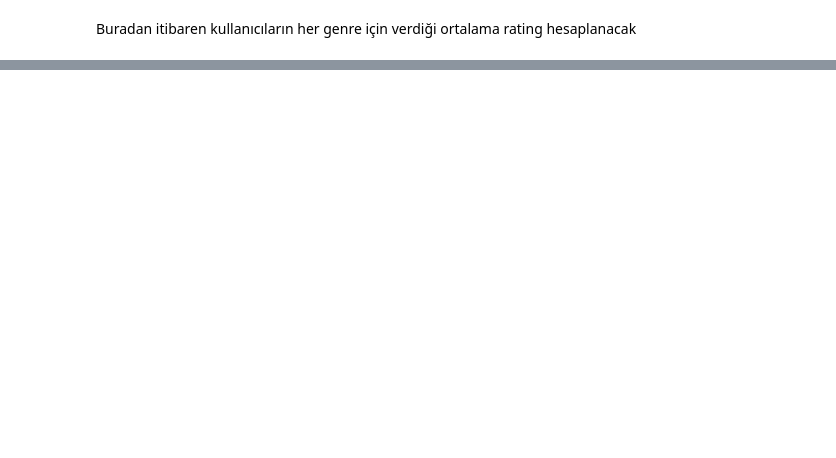
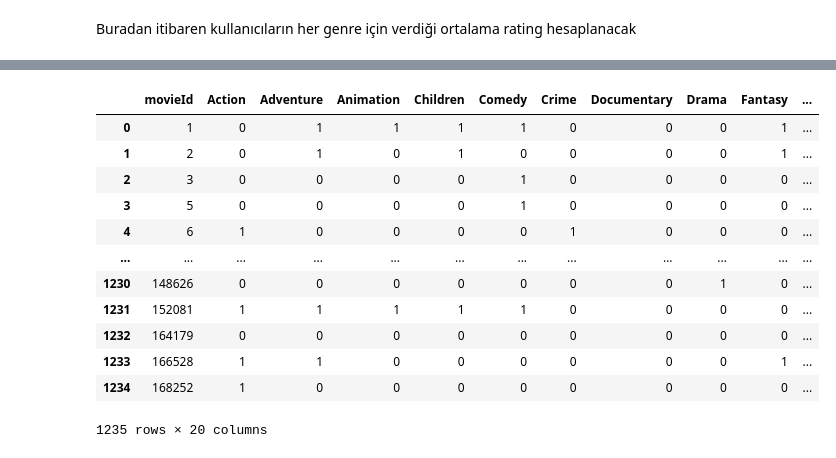
Before and after one commit to sewarslan/final_project, a Jupyter notebook: movie_recommender/data process for nn.ipynb, the cells around one changed output, grey strips where cells are left out. Drawn from its saved outputs; the diff is of its cells as text; code cells hidden in the pictures; blank space fills up the shorter version.

```diff
--- a/movie_recommender/data process for nn.ipynb
+++ b/movie_recommender/data process for nn.ipynb
@@ -264,0 +272,18 @@ Buradan itibaren kullanıcıların her genre için verdiği ortalama rating hesa
+# %%
+genreCalcDF = pd.DataFrame(movieDataFrame)
+genreCalcDF.drop(columns=['averageRating','totalRating','title'], axis=1, inplace=True)
+genreCalcDF
+# %% [output]
+|  | movieId | Action | Adventure | Animation | Children | Comedy | Crime | Documentary | Drama | Fantasy | ... |
+| 0 | 1 | 0 | 1 | 1 | 1 | 1 | 0 | 0 | 0 | 1 | ... |
+| 1 | 2 | 0 | 1 | 0 | 1 | 0 | 0 | 0 | 0 | 1 | ... |
+| 2 | 3 | 0 | 0 | 0 | 0 | 1 | 0 | 0 | 0 | 0 | ... |
+| 3 | 5 | 0 | 0 | 0 | 0 | 1 | 0 | 0 | 0 | 0 | ... |
+| 4 | 6 | 1 | 0 | 0 | 0 | 0 | 1 | 0 | 0 | 0 | ... |
+| ... | ... | ... | ... | ... | ... | ... | ... | ... | ... | ... | ... |
+| 1230 | 148626 | 0 | 0 | 0 | 0 | 0 | 0 | 0 | 1 | 0 | ... |
+| 1231 | 152081 | 1 | 1 | 1 | 1 | 1 | 0 | 0 | 0 | 0 | ... |
+| 1232 | 164179 | 0 | 0 | 0 | 0 | 0 | 0 | 0 | 0 | 0 | ... |
+| 1233 | 166528 | 1 | 1 | 0 | 0 | 0 | 0 | 0 | 0 | 1 | ... |
+| 1234 | 168252 | 1 | 0 | 0 | 0 | 0 | 0 | 0 | 0 | 0 | ... |
+1235 rows × 20 columns
```
Also changed, not shown: parts of 5 cells of this notebook, 8 other files.
